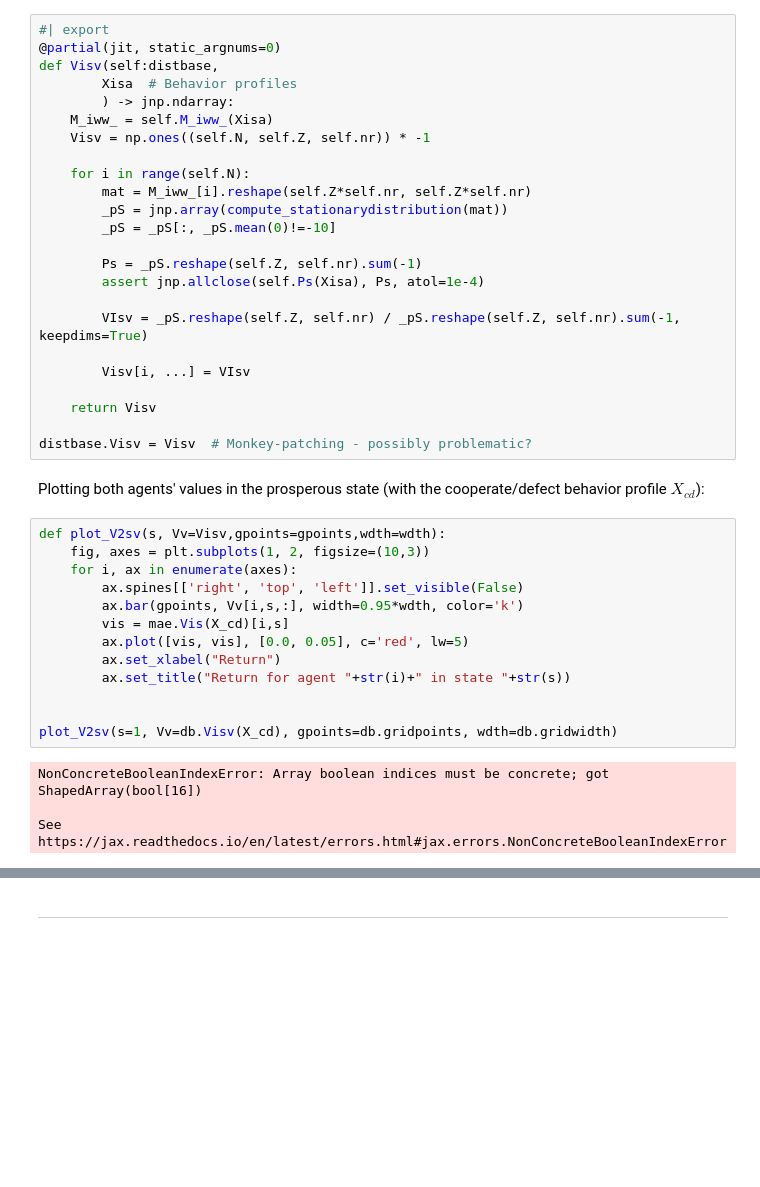
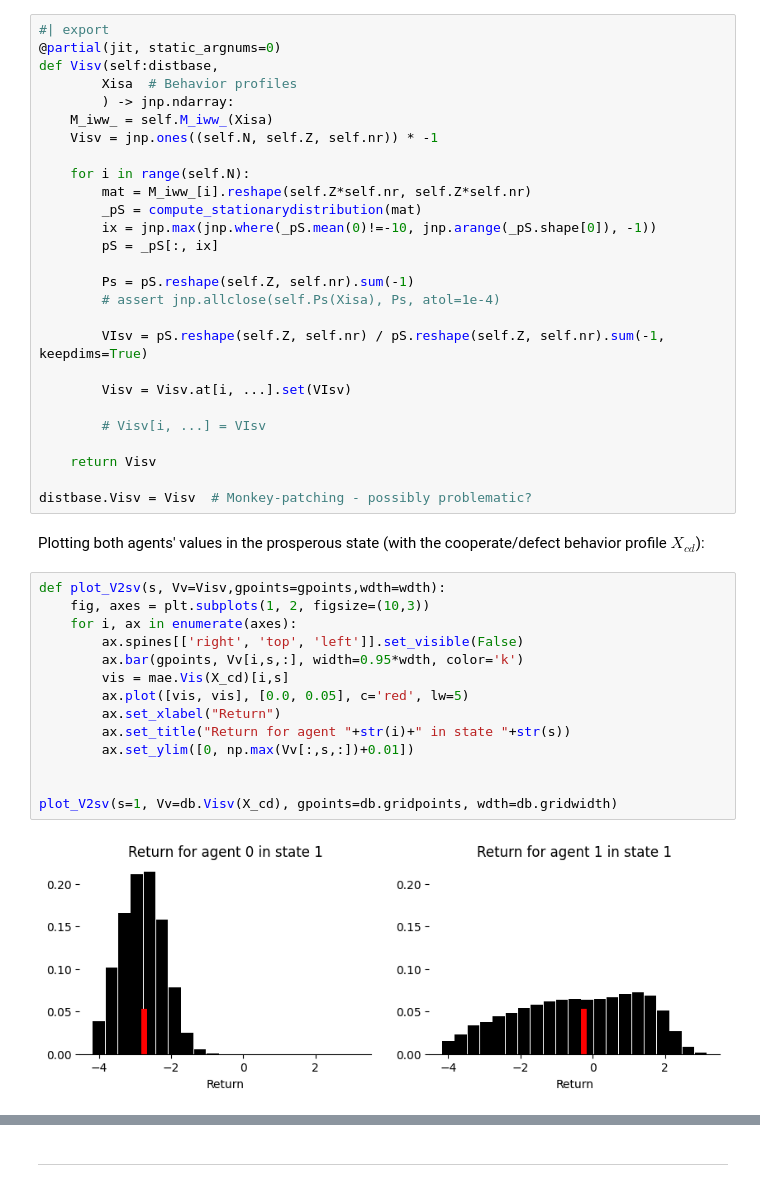
Before and after one commit to gerardoparra/pyDDRL, a Jupyter notebook: DistLD.ipynb, the cells around one changed output, grey strips where cells are left out. Saved outputs shown, nothing was run; the diff lists cells and outputs as text; blank space fills up the shorter version.

Commit message:
Develop the whole module with addition of Visv, nextVisav, Risar, and Disad

```diff
--- a/DistLD.ipynb
+++ b/DistLD.ipynb
@@ -479,19 +483,22 @@ def Visv(self:distbase,
         Xisa  # Behavior profiles
         ) -> jnp.ndarray:
     M_iww_ = self.M_iww_(Xisa)
-    Visv = np.ones((self.N, self.Z, self.nr)) * -1
+    Visv = jnp.ones((self.N, self.Z, self.nr)) * -1
 
     for i in range(self.N):
         mat = M_iww_[i].reshape(self.Z*self.nr, self.Z*self.nr)
-        _pS = jnp.array(compute_stationarydistribution(mat))
-        _pS = _pS[:, _pS.mean(0)!=-10]
+        _pS = compute_stationarydistribution(mat)
+        ix = jnp.max(jnp.where(_pS.mean(0)!=-10, jnp.arange(_pS.shape[0]), -1))
+        pS = _pS[:, ix]
 
-        Ps = _pS.reshape(self.Z, self.nr).sum(-1)
-        assert jnp.allclose(self.Ps(Xisa), Ps, atol=1e-4)
+        Ps = pS.reshape(self.Z, self.nr).sum(-1)
+        # assert jnp.allclose(self.Ps(Xisa), Ps, atol=1e-4)
 
-        VIsv = _pS.reshape(self.Z, self.nr) / _pS.reshape(self.Z, self.nr).sum(-1, keepdims=True)
+        VIsv = pS.reshape(self.Z, self.nr) / pS.reshape(self.Z, self.nr).sum(-1, keepdims=True)
 
-        Visv[i, ...] = VIsv
+        Visv = Visv.at[i, ...].set(VIsv)
+
+        # Visv[i, ...] = VIsv
 
     return Visv
 
@@ -501,17 +508,16 @@ Plotting both agents' values in the prosperous state (with the cooperate/defect
 # %%
 def plot_V2sv(s, Vv=Visv,gpoints=gpoints,wdth=wdth):
     fig, axes = plt.subplots(1, 2, figsize=(10,3))
     for i, ax in enumerate(axes):
         ax.spines[['right', 'top', 'left']].set_visible(False)
         ax.bar(gpoints, Vv[i,s,:], width=0.95*wdth, color='k')
         vis = mae.Vis(X_cd)[i,s]
         ax.plot([vis, vis], [0.0, 0.05], c='red', lw=5)
         ax.set_xlabel("Return")
         ax.set_title("Return for agent "+str(i)+" in state "+str(s))
+        ax.set_ylim([0, np.max(Vv[:,s,:])+0.01])
 
 
 plot_V2sv(s=1, Vv=db.Visv(X_cd), gpoints=db.gridpoints, wdth=db.gridwidth)
 # %% [output]
-NonConcreteBooleanIndexError: Array boolean indices must be concrete; got ShapedArray(bool[16])
-
-See https://jax.readthedocs.io/en/latest/errors.html#jax.errors.NonConcreteBooleanIndexError
+[figure, added]
```
Also changed, not shown: parts of 59 cells of this notebook, 1 other file.
